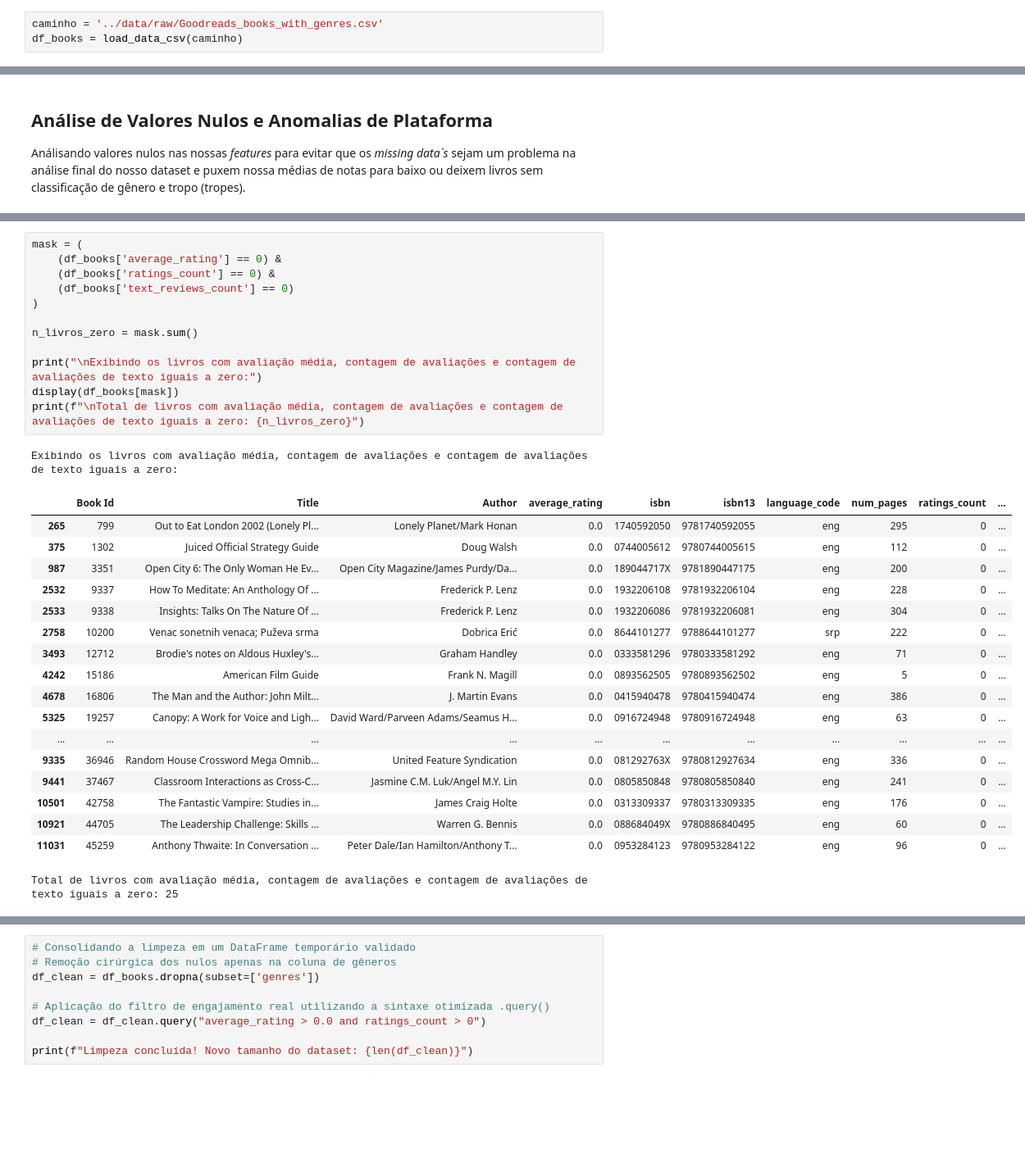
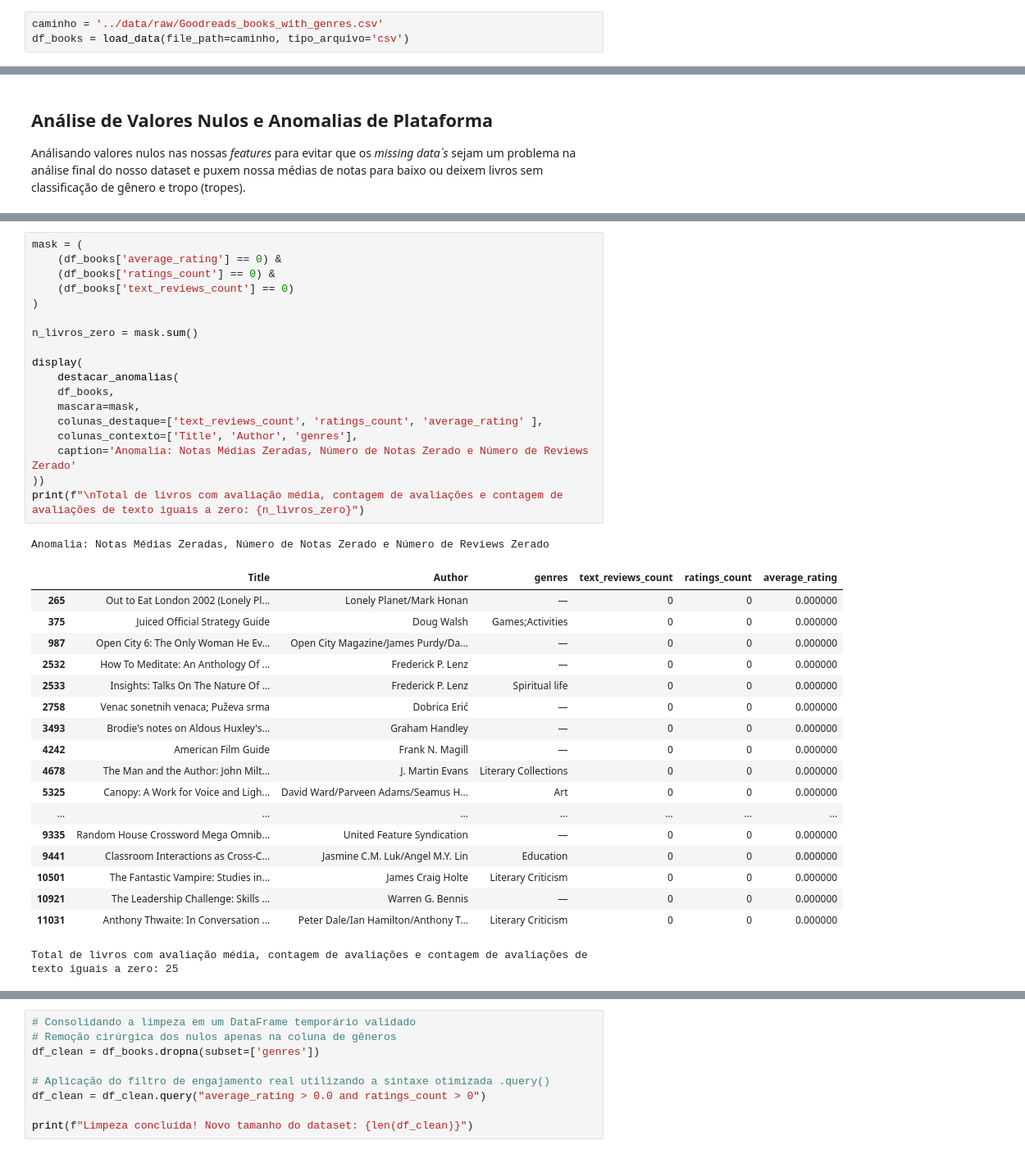
Before and after one commit to AleCecilio/entertainment_industry_performance_analysis, a Jupyter notebook: notebooks/01_eda_goodreads.ipynb, the cells around one changed output, grey strips where cells are left out. Shown at 82% size. Drawn from its saved outputs; the diff is of its cells as text; blank space fills up the shorter version.

```diff
--- a/notebooks/01_eda_goodreads.ipynb
+++ b/notebooks/01_eda_goodreads.ipynb
@@ -26,5 +31,5 @@ from src import load_data_csv
 ## Carregando Dados
 # %%
 caminho = '../data/raw/Goodreads_books_with_genres.csv'
-df_books = load_data_csv(caminho)
+df_books = load_data(file_path=caminho, tipo_arquivo='csv')
 # %% [output]
@@ -365,33 +481,39 @@ display(df_books[mask])
 # %%
 mask = (
     (df_books['average_rating'] == 0) &
     (df_books['ratings_count'] == 0) &
     (df_books['text_reviews_count'] == 0)
 )
 
 n_livros_zero = mask.sum()
 
-print("\nExibindo os livros com avaliação média, contagem de avaliações e contagem de avaliações de texto iguais a zero:")
-display(df_books[mask])
+display(
+    destacar_anomalias(
+    df_books,
+    mascara=mask,
+    colunas_destaque=['text_reviews_count', 'ratings_count', 'average_rating' ],
+    colunas_contexto=['Title', 'Author', 'genres'],
+    caption='Anomalia: Notas Médias Zeradas, Número de Notas Zerado e Número de Reviews Zerado'
+))
 print(f"\nTotal de livros com avaliação média, contagem de avaliações e contagem de avaliações de texto iguais a zero: {n_livros_zero}")
 # %% [output]
-Exibindo os livros com avaliação média, contagem de avaliações e contagem de avaliações de texto iguais a zero:
+Anomalia: Notas Médias Zeradas, Número de Notas Zerado e Número de Reviews Zerado
-|  | Book Id | Title | Author | average_rating | isbn | isbn13 | language_code | num_pages | ratings_count | ... |
-| 265 | 799 | Out to Eat London 2002 (Lonely Pl... | Lonely Planet/Mark Honan | 0.0 | 1740592050 | 9781740592055 | eng | 295 | 0 | ... |
-| 375 | 1302 | Juiced Official Strategy Guide | Doug Walsh | 0.0 | 0744005612 | 9780744005615 | eng | 112 | 0 | ... |
-| 987 | 3351 | Open City 6: The Only Woman He Ev... | Open City Magazine/James Purdy/Da... | 0.0 | 189044717X | 9781890447175 | eng | 200 | 0 | ... |
-| 2532 | 9337 | How To Meditate: An Anthology Of ... | Frederick P. Lenz | 0.0 | 1932206108 | 9781932206104 | eng | 228 | 0 | ... |
-| 2533 | 9338 | Insights: Talks On The Nature Of ... | Frederick P. Lenz | 0.0 | 1932206086 | 9781932206081 | eng | 304 | 0 | ... |
-| 2758 | 10200 | Venac sonetnih venaca; Puževa srma | Dobrica Erić | 0.0 | 8644101277 | 9788644101277 | srp | 222 | 0 | ... |
-| 3493 | 12712 | Brodie's notes on Aldous Huxley's... | Graham Handley | 0.0 | 0333581296 | 9780333581292 | eng | 71 | 0 | ... |
-| 4242 | 15186 | American Film Guide | Frank N. Magill | 0.0 | 0893562505 | 9780893562502 | eng | 5 | 0 | ... |
-| 4678 | 16806 | The Man and the Author: John Milt... | J. Martin Evans | 0.0 | 0415940478 | 9780415940474 | eng | 386 | 0 | ... |
-| 5325 | 19257 | Canopy: A Work for Voice and Ligh... | David Ward/Parveen Adams/Seamus H... | 0.0 | 0916724948 | 9780916724948 | eng | 63 | 0 | ... |
-| ... | ... | ... | ... | ... | ... | ... | ... | ... | ... | ... |
-| 9335 | 36946 | Random House Crossword Mega Omnib... | United Feature Syndication | 0.0 | 081292763X | 9780812927634 | eng | 336 | 0 | ... |
-| 9441 | 37467 | Classroom Interactions as Cross-C... | Jasmine C.M. Luk/Angel M.Y. Lin | 0.0 | 0805850848 | 9780805850840 | eng | 241 | 0 | ... |
-| 10501 | 42758 | The Fantastic Vampire: Studies in... | James Craig Holte | 0.0 | 0313309337 | 9780313309335 | eng | 176 | 0 | ... |
-| 10921 | 44705 | The Leadership Challenge: Skills ... | Warren G. Bennis | 0.0 | 088684049X | 9780886840495 | eng | 60 | 0 | ... |
-| 11031 | 45259 | Anthony Thwaite: In Conversation ... | Peter Dale/Ian Hamilton/Anthony T... | 0.0 | 0953284123 | 9780953284122 | eng | 96 | 0 | ... |
+|  | Title | Author | genres | text_reviews_count | ratings_count | average_rating |
+| 265 | Out to Eat London 2002 (Lonely Pl... | Lonely Planet/Mark Honan | — | 0 | 0 | 0.000000 |
+| 375 | Juiced Official Strategy Guide | Doug Walsh | Games;Activities | 0 | 0 | 0.000000 |
+| 987 | Open City 6: The Only Woman He Ev... | Open City Magazine/James Purdy/Da... | — | 0 | 0 | 0.000000 |
+| 2532 | How To Meditate: An Anthology Of ... | Frederick P. Lenz | — | 0 | 0 | 0.000000 |
+| 2533 | Insights: Talks On The Nature Of ... | Frederick P. Lenz | Spiritual life | 0 | 0 | 0.000000 |
+| 2758 | Venac sonetnih venaca; Puževa srma | Dobrica Erić | — | 0 | 0 | 0.000000 |
+| 3493 | Brodie's notes on Aldous Huxley's... | Graham Handley | — | 0 | 0 | 0.000000 |
+| 4242 | American Film Guide | Frank N. Magill | — | 0 | 0 | 0.000000 |
+| 4678 | The Man and the Author: John Milt... | J. Martin Evans | Literary Collections | 0 | 0 | 0.000000 |
+| 5325 | Canopy: A Work for Voice and Ligh... | David Ward/Parveen Adams/Seamus H... | Art | 0 | 0 | 0.000000 |
+| ... | ... | ... | ... | ... | ... | ... |
+| 9335 | Random House Crossword Mega Omnib... | United Feature Syndication | — | 0 | 0 | 0.000000 |
+| 9441 | Classroom Interactions as Cross-C... | Jasmine C.M. Luk/Angel M.Y. Lin | Education | 0 | 0 | 0.000000 |
+| 10501 | The Fantastic Vampire: Studies in... | James Craig Holte | Literary Criticism | 0 | 0 | 0.000000 |
+| 10921 | The Leadership Challenge: Skills ... | Warren G. Bennis | — | 0 | 0 | 0.000000 |
+| 11031 | Anthony Thwaite: In Conversation ... | Peter Dale/Ian Hamilton/Anthony T... | Literary Criticism | 0 | 0 | 0.000000 |
 Total de livros com avaliação média, contagem de avaliações e contagem de avaliações de texto iguais a zero: 25
 # %%
```
Also changed, not shown: parts of 24 cells of this notebook, 13 other files.
